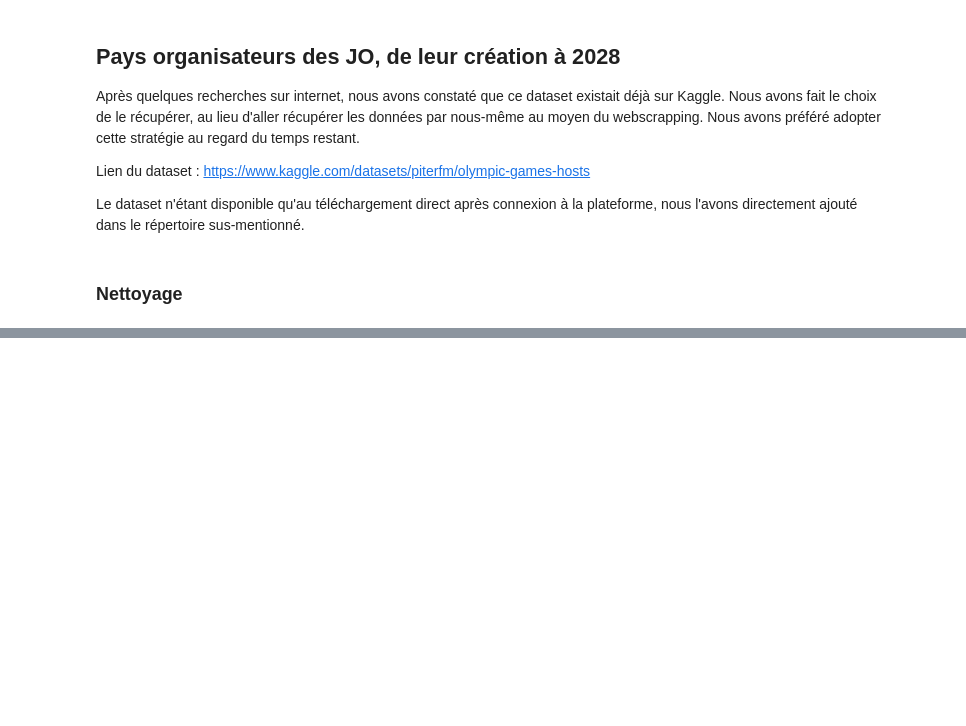
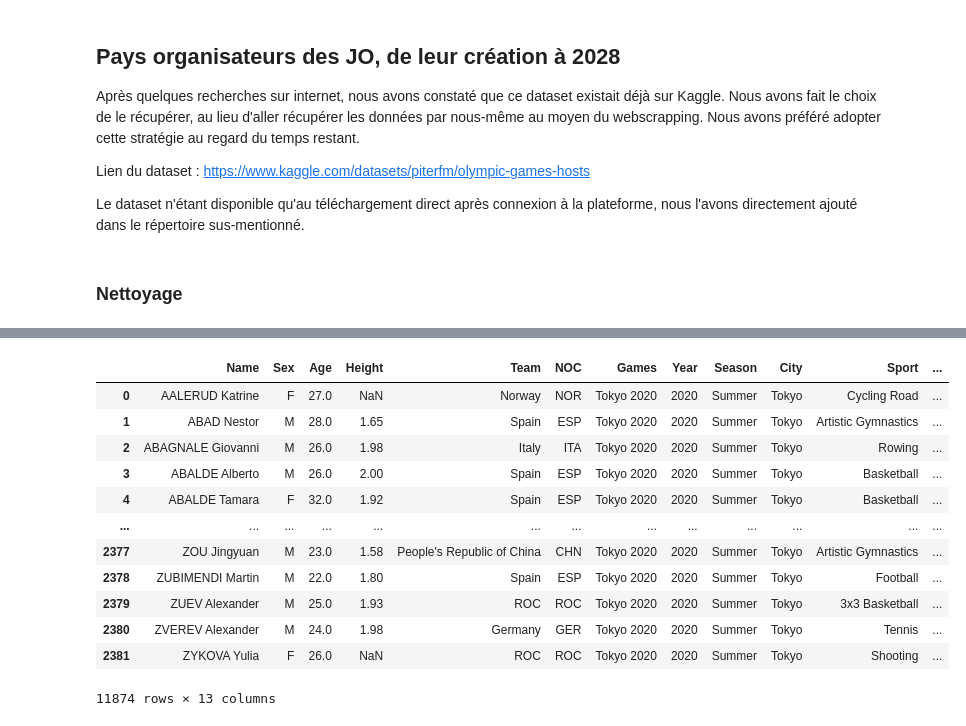
Before and after one commit to nastoo/tp-methodes-pour-analytique, a Jupyter notebook: Misc_dataset_gathering.ipynb, the cells around one changed output, grey strips where cells are left out. Drawn from its saved outputs; the diff is of its cells as text; code cells hidden in the pictures; blank space fills up the shorter version.

Commit message:
cleaning + adding tokyo games to main dataset athletes_events_old.csv

```diff
--- a/Misc_dataset_gathering.ipynb
+++ b/Misc_dataset_gathering.ipynb
@@ -47,0 +48,5 @@ df_hosting_countries_filtered.to_csv('data/additionnal/olympic_hosts_filtered.cs
+# %%
+df_test = pd.read_csv('./data/athlete_events.csv')
+df_test['Year'].max()
+
+# Il manque donc les données à partir des jeux de 2018
@@ -47,0 +61,6 @@ df_hosting_countries_filtered.to_csv('data/additionnal/olympic_hosts_filtered.cs
+# %%
+df_tokyo_athletes = pd.read_csv('data/additionnal/tokyo2020/athletes.csv')
+df_tokyo_coaches = pd.read_csv('data/additionnal/tokyo2020/coaches.csv')
+df_tokyo_medals_total = pd.read_csv('data/additionnal/tokyo2020/medals_total.csv')
+df_tokyo_medals = pd.read_csv('data/additionnal/tokyo2020/medals.csv')
+df_tokyo_technical_officials = pd.read_csv('data/additionnal/tokyo2020/technical_officials.csv')
@@ -47,0 +116,6 @@ df_hosting_countries_filtered.to_csv('data/additionnal/olympic_hosts_filtered.cs
+# %%
+# Création d'un dataframe avec les même colonnes que df_test
+df_complete_tokyo2020 = pd.DataFrame(columns=df_test.columns)
+
+# On s'assure qu'il n'y a pas de doublons
+df_tokyo_athletes.drop_duplicates(inplace=True)
@@ -47,0 +175,32 @@ df_hosting_countries_filtered.to_csv('data/additionnal/olympic_hosts_filtered.cs
+# %%
+# On effectue une jointure droite entre les deux dataframes, de manière à conserver seulement les athlètes avec différentes médailles dans différentes disciplines
+df_merged = pd.merge(df_complete_tokyo2020, df_tokyo_medals, left_on=['Name', 'Sport'], right_on=['athlete_name', 'discipline'], how='inner')
+df_merged.drop(columns=['medal_code', 'medal_date', 'athlete_short_name',
+       'athlete_name', 'athlete_sex', 'athlete_link', 'country_code',
+       'discipline_code', 'country', 'discipline'], inplace=True)
+
+df_merged.drop_duplicates(inplace=True)
+
+df_merged['medal_type'] = df_merged['medal_type'].apply(lambda x: x.replace('Medal', '').strip() if type(x) != float else x)
+df_merged.rename(columns={'medal_type': 'Medal', 'event': 'Event'}, inplace=True)
+# %%
+# On récupère le nom des médaillés seulement, pour les retirer du dataframe final (qui ne contient pas encore les médailles obtenues par les athlètes), avant de fusionner
+# le dataframe des médaillés seulement et celui des athlètes sans médailles
+medailles_seulement = df_merged.Name.unique()
+df_complete_tokyo2020.drop(df_complete_tokyo2020[df_complete_tokyo2020['Name'].isin(medailles_seulement)].index, inplace=True)
+df_complete_tokyo2020 = pd.concat([df_complete_tokyo2020, df_merged])
+df_complete_tokyo2020
+# %% [output]
+|  | Name | Sex | Age | Height | Team | NOC | Games | Year | Season | City | Sport | ... |
+| 0 | AALERUD Katrine | F | 27.0 | NaN | Norway | NOR | Tokyo 2020 | 2020 | Summer | Tokyo | Cycling Road | ... |
+| 1 | ABAD Nestor | M | 28.0 | 1.65 | Spain | ESP | Tokyo 2020 | 2020 | Summer | Tokyo | Artistic Gymnastics | ... |
+| 2 | ABAGNALE Giovanni | M | 26.0 | 1.98 | Italy | ITA | Tokyo 2020 | 2020 | Summer | Tokyo | Rowing | ... |
+| 3 | ABALDE Alberto | M | 26.0 | 2.00 | Spain | ESP | Tokyo 2020 | 2020 | Summer | Tokyo | Basketball | ... |
+| 4 | ABALDE Tamara | F | 32.0 | 1.92 | Spain | ESP | Tokyo 2020 | 2020 | Summer | Tokyo | Basketball | ... |
+| ... | ... | ... | ... | ... | ... | ... | ... | ... | ... | ... | ... | ... |
+| 2377 | ZOU Jingyuan | M | 23.0 | 1.58 | People's Republic of China | CHN | Tokyo 2020 | 2020 | Summer | Tokyo | Artistic Gymnastics | ... |
+| 2378 | ZUBIMENDI Martin | M | 22.0 | 1.80 | Spain | ESP | Tokyo 2020 | 2020 | Summer | Tokyo | Football | ... |
+| 2379 | ZUEV Alexander | M | 25.0 | 1.93 | ROC | ROC | Tokyo 2020 | 2020 | Summer | Tokyo | 3x3 Basketball | ... |
+| 2380 | ZVEREV Alexander | M | 24.0 | 1.98 | Germany | GER | Tokyo 2020 | 2020 | Summer | Tokyo | Tennis | ... |
+| 2381 | ZYKOVA Yulia | F | 26.0 | NaN | ROC | ROC | Tokyo 2020 | 2020 | Summer | Tokyo | Shooting | ... |
+11874 rows × 13 columns
```
Also changed, not shown: parts of 23 cells of this notebook, 3 other files.
